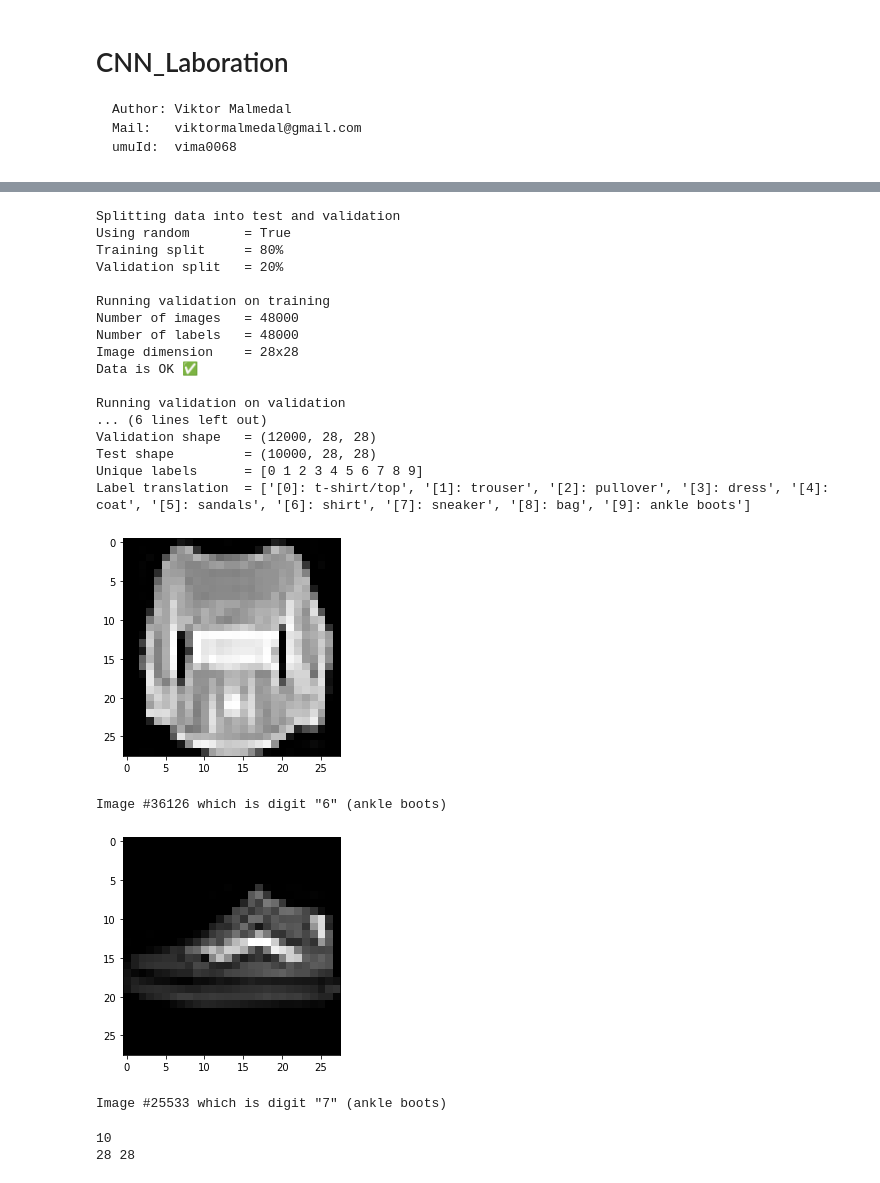
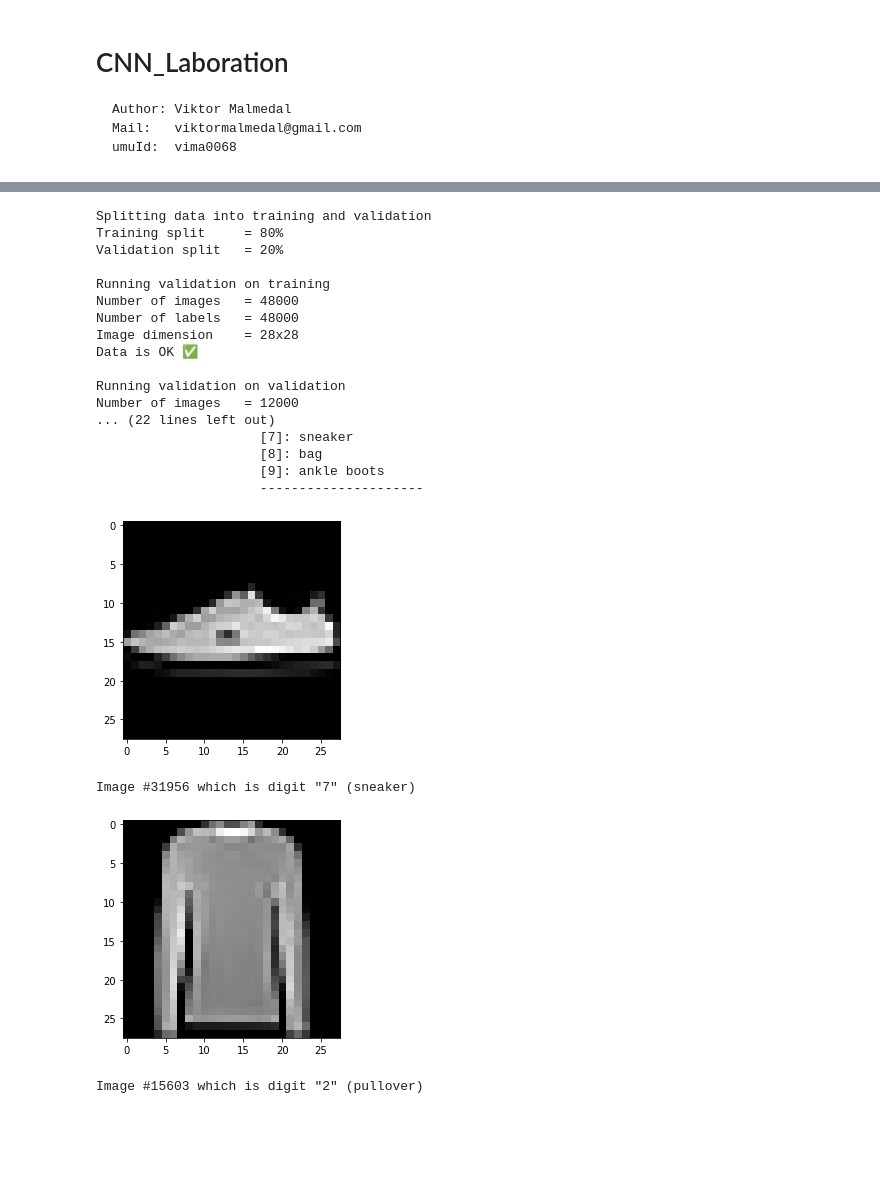
Before and after one commit to JohnVicke/deep-learning, a Jupyter notebook: CNN_laboration.ipynb, the cells around one changed output, grey strips where cells are left out. Cells and saved outputs as stored; diff of their text form; code cells hidden in the pictures; blank space fills up the shorter version.

```diff
--- a/CNN_laboration.ipynb
+++ b/CNN_laboration.ipynb
@@ -41,17 +36,18 @@ GPU 0: Tesla K80 (UUID: GPU-6e7cc3fe-cbba-b770-02b5-c4f2fb1c8865)
 # %%
+from tensorflow.keras.datasets import fashion_mnist
 (x_train, y_train), (x_test, y_test) = fashion_mnist.load_data()
 label_descriptions = ['t-shirt/top', 'trouser', 'pullover', 'dress', 'coat',
                       'sandals', 'shirt', 'sneaker', 'bag', 'ankle boots']
 
-def split_random(data, labels, percent_train=80, random=True):
-    print('Splitting data into test and validation')
-    print(f'Using random       = {random}')
+def split_random(data, labels, percent_train=80):
+    print('Splitting data into training and validation')
     print(f'Training split     = {percent_train}%')
     print(f'Validation split   = {100-percent_train}%')
     indicies = np.arange(data.shape[0])
 
-    if random:
-        np.random.shuffle(indicies)
+    for _ in range(4):
+        indicies = np.random.permutation(indicies)
+
 
     labels = labels[indicies]
     data   = data[indicies]
@@ -87,20 +83,22 @@ def validate_data(data, labels, data_set_name):
 # increase readability since i will use train_x, train_y from here on
 test_x = x_test
 test_y = y_test
+test_labels = y_test
 
 validate_data(train_x, train_y, "training")
 validate_data(validation_x, validation_y, "validation")
+validate_data(test_x, test_y, "test")
 
-
-print_translation = [(f'[{i}]: {label_descriptions[i]}') for i in range(len(label_descriptions))]
 print(f'\nTrain shape        = {train_x.shape}')
 print(f'Validation shape   = {validation_x.shape}')
 print(f'Test shape         = {x_test.shape}')
 print(f'Unique labels      = {np.unique(train_y)}')
-print(f'Label translation  = {print_translation}')
+print('Label translation  = ---------------------')
+for i, label in enumerate(label_descriptions):
+    print(f'                     [{i}]: {label}')
+print('                     ---------------------')
 # %% [output]
-Splitting data into test and validation
-Using random       = True
+Splitting data into training and validation
 Training split     = 80%
 Validation split   = 20%
 
@@ -111,51 +109,25 @@ Image dimension    = 28x28
 Data is OK ✅
 
 Running validation on validation
-... (6 lines left out)
-Validation shape   = (12000, 28, 28)
-Test shape         = (10000, 28, 28)
-Unique labels      = [0 1 2 3 4 5 6 7 8 9]
-Label translation  = ['[0]: t-shirt/top', '[1]: trouser', '[2]: pullover', '[3]: dress', '[4]: coat', '[5]: sandals', '[6]: shirt', '[7]: sneaker', '[8]: bag', '[9]: ankle boots']
+Number of images   = 12000
+... (22 lines left out)
+                     [7]: sneaker
+                     [8]: bag
+                     [9]: ankle boots
+                     ---------------------
 # %%
 from random import randrange
 def plot_image(digit):
     plt.figure()
     plt.imshow(train_x[digit], cmap='gray', interpolation='nearest')
     plt.show(block=False)
-    print(f'Image #{digit} which is digit "{train_y[digit]}" ({label_descriptions[y_train[digit]]})\n')
+    print(f'Image #{digit} which is digit "{train_y[digit]}" ({label_descriptions[train_y[digit]]})\n')
 
-image_digits = [randrange(60000), randrange(60000)]
+ran_range = len(train_x) - 1
+image_digits = [randrange(ran_range), randrange(ran_range)]
 plots = [plot_image(a) for a in image_digits]
 # %% [output]
-[figure, old version]
+[figure, new version]
-Image #36126 which is digit "6" (ankle boots)
+Image #31956 which is digit "7" (sneaker)
-[figure, old version]
+[figure, new version]
-Image #25533 which is digit "7" (ankle boots)
+Image #15603 which is digit "2" (pullover)
-# %%
-epochs = 15
-batch_size = 32
-
-nr_classes = len(np.unique(train_y))
-_, x, y = train_x.shape
-img_rows, img_cols = x, y
-
-train_x = x_train.reshape(x_train.shape[0], img_rows, img_cols, 1)
-test_x = x_test.reshape(x_test.shape[0], img_rows, img_cols, 1)
-input_shape = (img_rows, img_cols, 1)
-
-train_x = train_x.astype('float32')
-test_x  = test_x.astype('float32')
-
-train_x /= 255
-test_x  /= 255
-
-train_y = to_categorical(train_y, nr_classes)
-test_y  = to_categorical(test_y, nr_classes)
-
-model = Sequential()
-model.add(Conv2D(32, kernel_size=(3,3),
-                 activation='relu',
-                 input_shape=input_shape))
-# %% [output]
-10
-28 28
```
Also changed, not shown: parts of 12 cells of this notebook.
